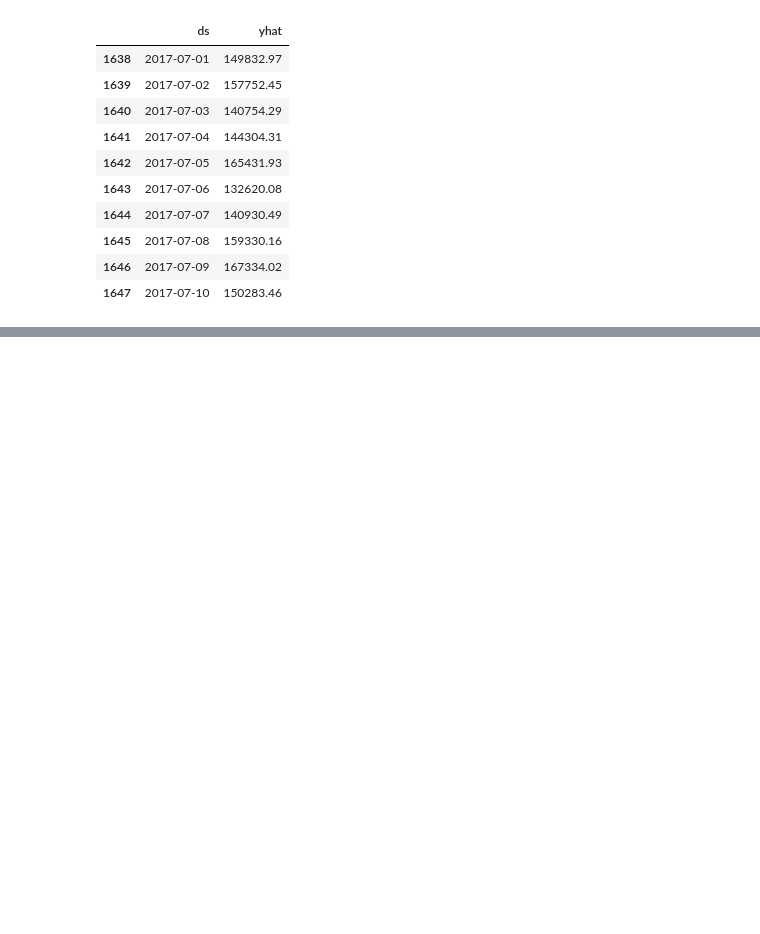
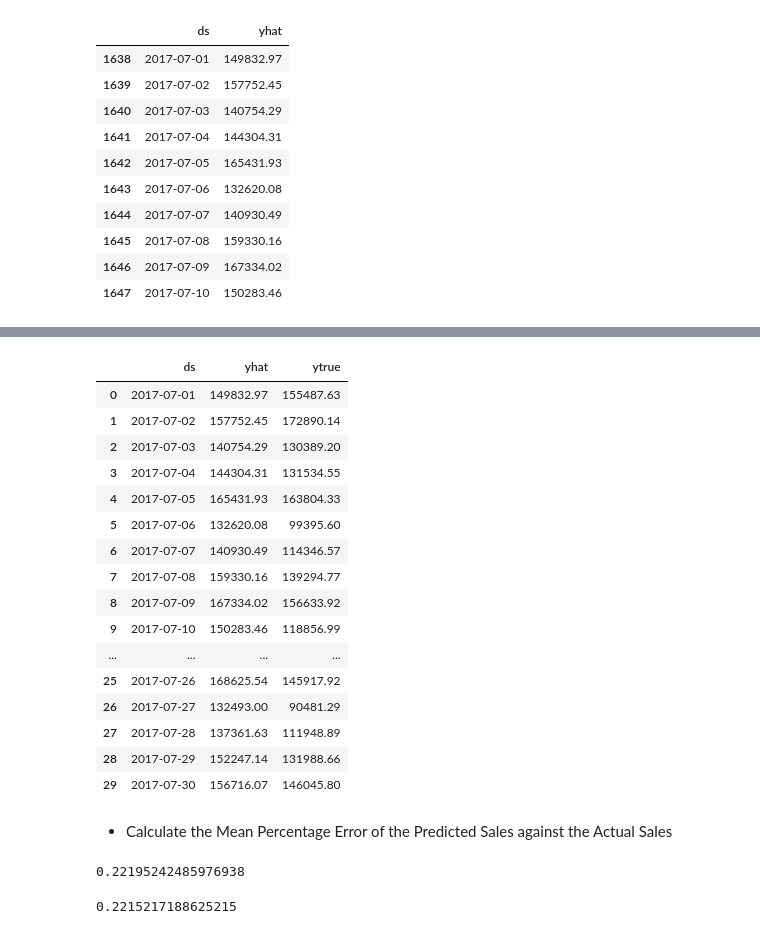
Before and after one commit to rawbil/models_V1, a Jupyter notebook: RIIE/demand-forecasting/1.0.ipynb, the cells around one changed output, grey strips where cells are left out. Saved outputs shown, nothing was run; the diff lists cells and outputs as text; code cells hidden in the pictures; blank space fills up the shorter version.

Commit message:
refactor: Calculate the cost functions

```diff
--- a/RIIE/demand-forecasting/1.0.ipynb
+++ b/RIIE/demand-forecasting/1.0.ipynb
@@ -554,0 +561,4 @@ predicted_df.head(10)
+# %%
+df_copy = df.copy()
+df_copy.columns  = ['ds', 'ytrue']
+df_copy
@@ -554,0 +579,31 @@ predicted_df.head(10)
+# %%
+predicted_df = predicted_df.merge(df_copy)
+predicted_df
+# %% [output]
+|  | ds | yhat | ytrue |
+| 0 | 2017-07-01 | 149832.97 | 155487.63 |
+| 1 | 2017-07-02 | 157752.45 | 172890.14 |
+| 2 | 2017-07-03 | 140754.29 | 130389.20 |
+| 3 | 2017-07-04 | 144304.31 | 131534.55 |
+| 4 | 2017-07-05 | 165431.93 | 163804.33 |
+| 5 | 2017-07-06 | 132620.08 | 99395.60 |
+| 6 | 2017-07-07 | 140930.49 | 114346.57 |
+| 7 | 2017-07-08 | 159330.16 | 139294.77 |
+| 8 | 2017-07-09 | 167334.02 | 156633.92 |
+| 9 | 2017-07-10 | 150283.46 | 118856.99 |
+| ... | ... | ... | ... |
+| 25 | 2017-07-26 | 168625.54 | 145917.92 |
+| 26 | 2017-07-27 | 132493.00 | 90481.29 |
+| 27 | 2017-07-28 | 137361.63 | 111948.89 |
+| 28 | 2017-07-29 | 152247.14 | 131988.66 |
+| 29 | 2017-07-30 | 156716.07 | 146045.80 |
+# %% [markdown]
+- Calculate the Mean Percentage Error of the Predicted Sales against the Actual Sales
+# %%
+mape(predicted_df['ytrue'], predicted_df['yhat'])
+# %% [output]
+0.22195242485976938
+# %%
+RMSLE(predicted_df['ytrue'], predicted_df['yhat'])
+# %% [output]
+0.2215217188625215
```
Also changed, not shown: parts of 9 cells of this notebook.
